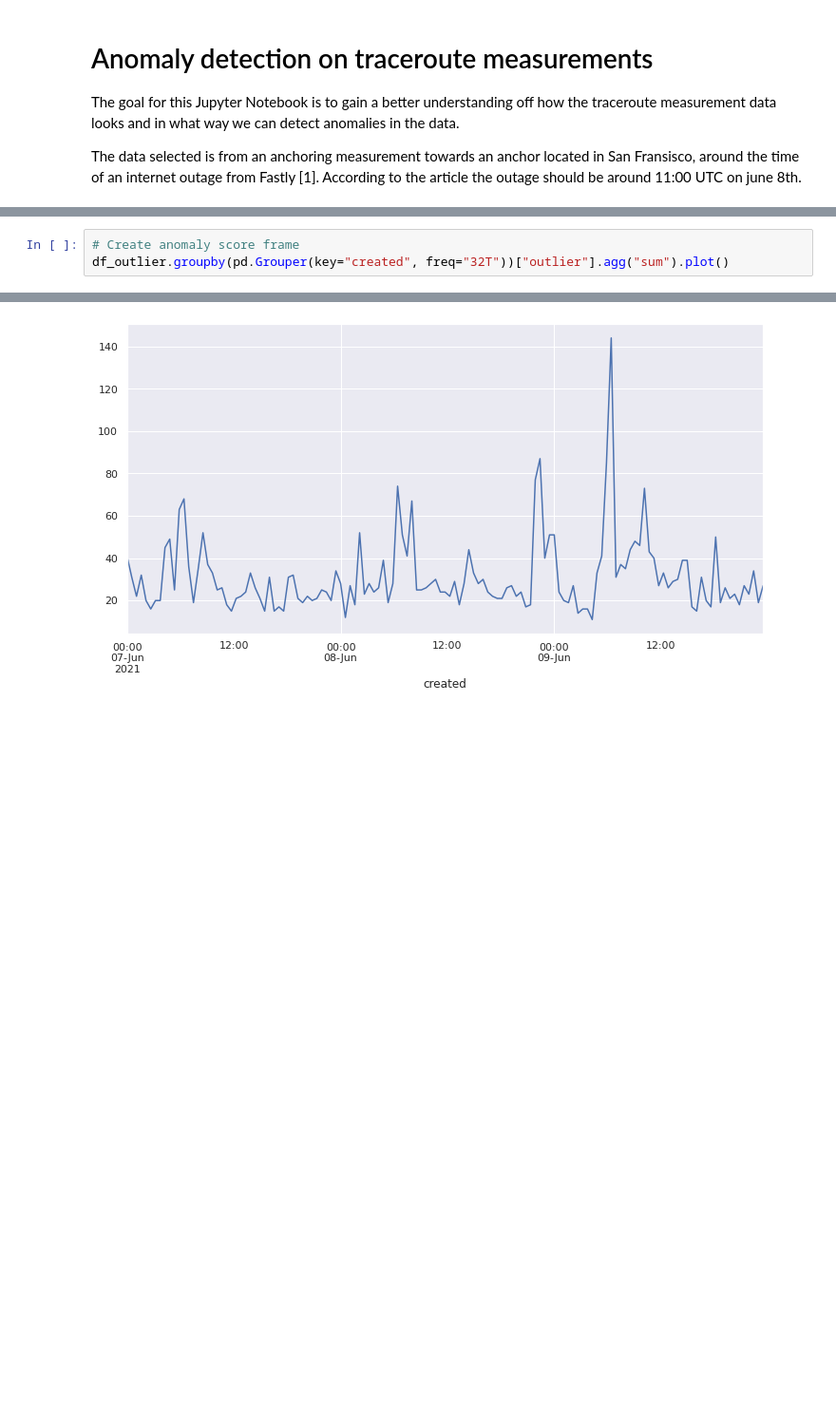
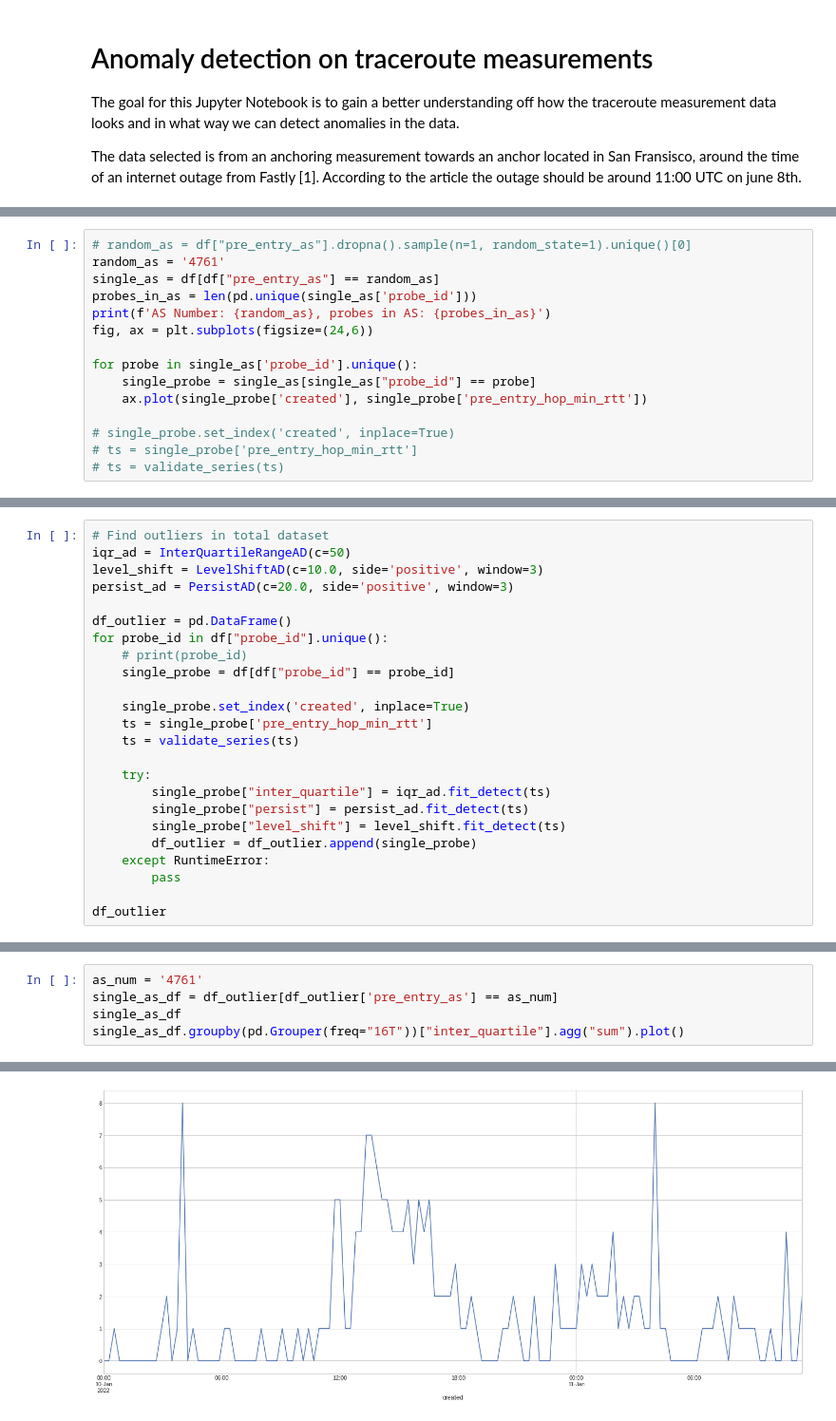
Before and after one commit to Wolframfriele/ripe-alerts-AI, a Jupyter notebook: test_bench_traceroute.ipynb, the cells around one changed output, grey strips where cells are left out. Shown at 95% size. Drawn from its saved outputs; the diff is of its cells as text; blank space fills up the shorter version.

Commit message:
Compare Anomaly Detection toolkit algorithms

```diff
--- a/test_bench_traceroute.ipynb
+++ b/test_bench_traceroute.ipynb
@@ -186,0 +327,15 @@ df_outlier
+# %%
+# random_as = df["pre_entry_as"].dropna().sample(n=1, random_state=1).unique()[0]
+random_as = '4761'
+single_as = df[df["pre_entry_as"] == random_as]
+probes_in_as = len(pd.unique(single_as['probe_id']))
+print(f'AS Number: {random_as}, probes in AS: {probes_in_as}')
+fig, ax = plt.subplots(figsize=(24,6))
+
+for probe in single_as['probe_id'].unique():
+    single_probe = single_as[single_as["probe_id"] == probe]
+    ax.plot(single_probe['created'], single_probe['pre_entry_hop_min_rtt'])
+
+# single_probe.set_index('created', inplace=True)
+# ts = single_probe['pre_entry_hop_min_rtt']
+# ts = validate_series(ts)
@@ -186,0 +345,24 @@ df_outlier
+# %%
+# Find outliers in total dataset
+iqr_ad = InterQuartileRangeAD(c=50)
+level_shift = LevelShiftAD(c=10.0, side='positive', window=3)
+persist_ad = PersistAD(c=20.0, side='positive', window=3)
+
+df_outlier = pd.DataFrame()
+for probe_id in df["probe_id"].unique():
+    # print(probe_id)
+    single_probe = df[df["probe_id"] == probe_id]
+
+    single_probe.set_index('created', inplace=True)
+    ts = single_probe['pre_entry_hop_min_rtt']
+    ts = validate_series(ts)
+
+    try:
+        single_probe["inter_quartile"] = iqr_ad.fit_detect(ts)
+        single_probe["persist"] = persist_ad.fit_detect(ts)
+        single_probe["level_shift"] = level_shift.fit_detect(ts)
+        df_outlier = df_outlier.append(single_probe)
+    except RuntimeError:
+        pass
+
+df_outlier
@@ -187,7 +397,9 @@ df_outlier
 # %%
-# Create anomaly score frame
-df_outlier.groupby(pd.Grouper(key="created", freq="32T"))["outlier"].agg("sum").plot()
+as_num = '4761'
+single_as_df = df_outlier[df_outlier['pre_entry_as'] == as_num]
+single_as_df
+single_as_df.groupby(pd.Grouper(freq="16T"))["inter_quartile"].agg("sum").plot()
 # %% [output]
 <AxesSubplot:xlabel='created'>
-[figure, old version]
+[figure, new version]
 # %%
```
Also changed, not shown: parts of 35 cells of this notebook, 4 other files.
